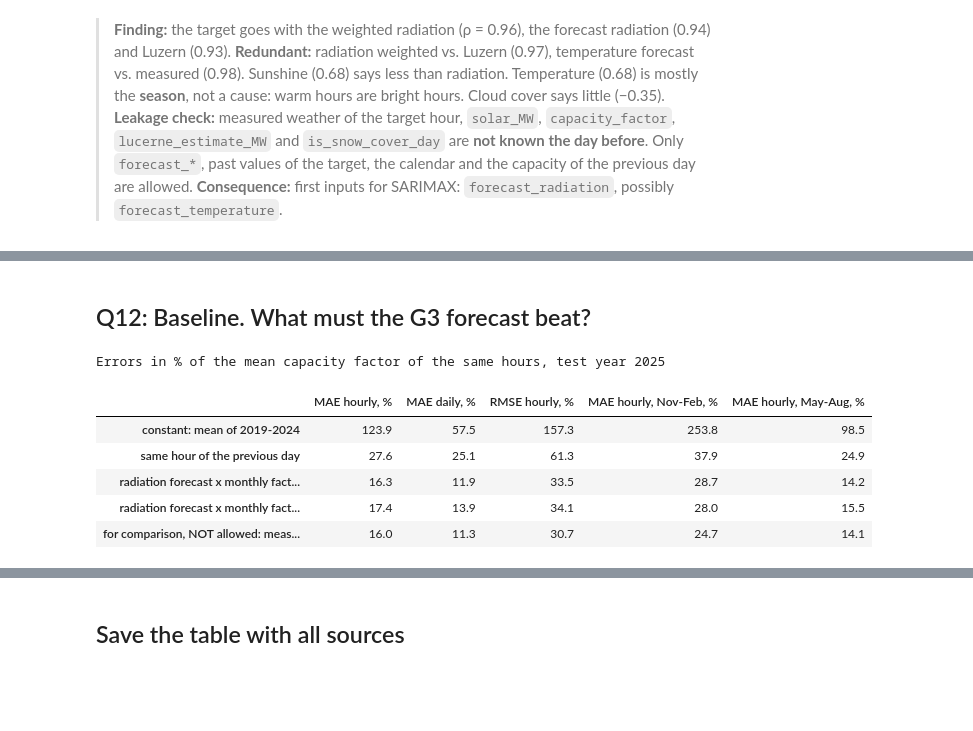
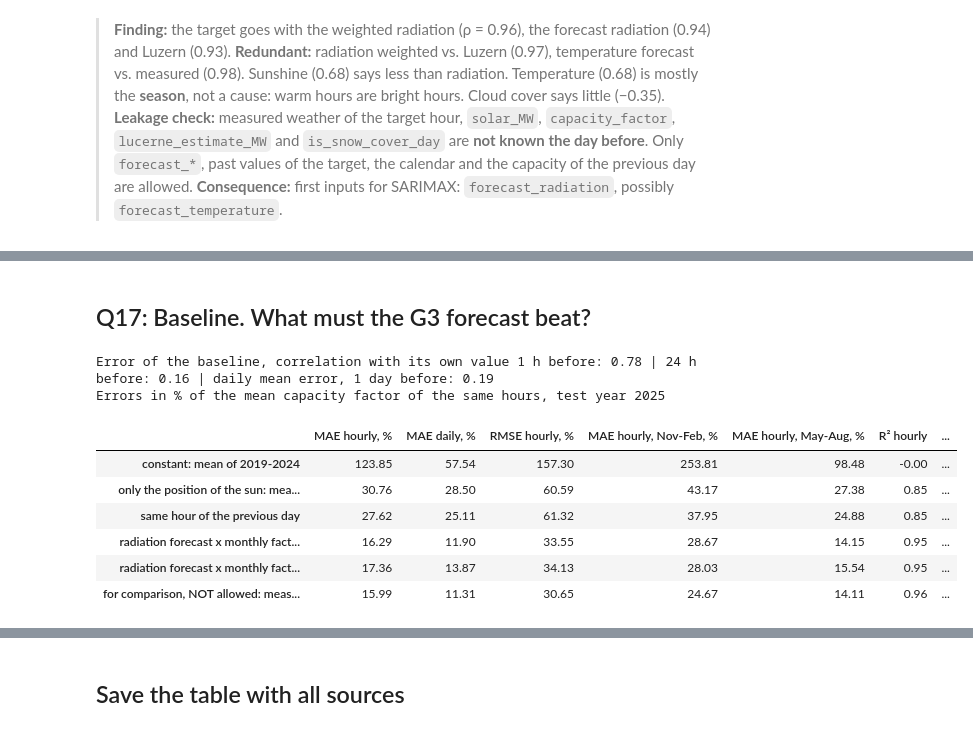
Before and after one commit to Elias-Schwegler/Flurin_Elias_hs26_project, a Jupyter notebook: notebooks/combined/combined_eda.ipynb, the cells around one changed output, grey strips where cells are left out. Cells and saved outputs as stored; diff of their text form; code cells hidden in the pictures; blank space fills up the shorter version.

```diff
--- a/notebooks/combined/combined_eda.ipynb
+++ b/notebooks/combined/combined_eda.ipynb
@@ -95,0 +504,19 @@ Hours: 61368 | days set to missing: 11 | empty solar hours: 266 | empty radiatio
+# %%
+profile = table["capacity_factor"].groupby([table.index.month.map(SEASON), table.index.hour])
+bands = pd.DataFrame({"p10": profile.quantile(0.1), "median": profile.median(), "p90": profile.quantile(0.9)})
+fig, axes = plt.subplots(1, 4, figsize=(10, 2.8), sharey=True)
+for ax, name in zip(axes, order):
+    b = bands.loc[name]
+    ax.fill_between(b.index, b["p10"], b["p90"], color=LIGHT_BLUE, alpha=0.5, linewidth=0, label="10–90 %")
+    ax.plot(b.index, b["median"], color=BLUE, label="median")
+    ax.set_title(name.capitalize())
+    ax.set_xticks([0, 6, 12, 18, 23])
+    ax.set_xlabel("hour (CET)")
+axes[0].set_ylabel("capacity factor")
+axes[0].legend(loc="upper left")
+plt.tight_layout()
+save(fig, "daily_profile_per_season")
+plt.show()
+peak = bands["median"].unstack(0)[order]
+pd.DataFrame({"highest median": peak.max(), "at hour": peak.idxmax(), "hours with median > 0.05": (peak > 0.05).sum(),
+              "10-90 % band at 12:00": (bands["p90"] - bands["p10"]).unstack(0).loc[12, order]}).T.round(3)
@@ -161,8 +622,6 @@ pd.Series(lags, name="Pearson r, hourly").rename_axis("radiation shifted by hour
 # %%
-season_of = {12: "winter", 1: "winter", 2: "winter", 3: "spring", 4: "spring", 5: "spring",
-             6: "summer", 7: "summer", 8: "summer", 9: "autumn", 10: "autumn", 11: "autumn"}
 d = daily.dropna(subset=["solar_rel", "sun", "sun_LUZ"]).copy()
-d["season"] = d.index.month.map(season_of)
+d["season"] = d.index.month.map(SEASON)
 strength = pd.DataFrame({
     "daily r, mean of 4 stations": d.groupby("season").apply(lambda t: t["solar_rel"].corr(t["sun"]), include_groups=False),
     "daily r, Luzern only": d.groupby("season").apply(lambda t: t["solar_rel"].corr(t["sun_LUZ"]), include_groups=False),
@@ -576,40 +866,58 @@ Forecast 2025: 100.0 %
 # %% [markdown]
-## Q12: Baseline. What must the G3 forecast beat?
+## Q17: Baseline. What must the G3 forecast beat?
 # %%
 test = table.loc["2025"].dropna(subset=["capacity_factor"])
 train = table.loc["2019":"2024"].dropna(subset=["capacity_factor", "radiation_weighted"])
 last_year = table.loc["2024-02":"2024"].dropna(subset=["capacity_factor", "forecast_radiation"])
 
 # monthly factor: capacity factor per unit of radiation, learned before the test year
 measured_factor = train["capacity_factor"].groupby(train.index.month).sum() / train["radiation_weighted"].groupby(train.index.month).sum()
 forecast_factor = last_year["capacity_factor"].groupby(last_year.index.month).sum() / last_year["forecast_radiation"].groupby(last_year.index.month).sum()
 
+# A prediction that knows only the position of the sun (month and hour), no weather at all
+sun_only = train["capacity_factor"].groupby([train.index.month, train.index.hour]).mean()
+month_hour = list(zip(test.index.month, test.index.hour))
+
+
+def r_squared(p, y):
+    return 1 - ((p - y) ** 2).sum() / ((y - y.mean()) ** 2).sum()
+
+
 predictions = {
     "constant: mean of 2019-2024": pd.Series(train["capacity_factor"].mean(), index=test.index),
+    "only the position of the sun: mean of the same month and hour, 2019-2024": pd.Series(sun_only.reindex(month_hour).values, index=test.index),
     "same hour of the previous day": table["capacity_factor"].shift(24).reindex(test.index),
     "radiation forecast x monthly factor (from measured 2019-2024)": test["forecast_radiation"] * test.index.month.map(measured_factor),
     "radiation forecast x monthly factor (from forecast 2024)": test["forecast_radiation"] * test.index.month.map(forecast_factor),
     "for comparison, NOT allowed: measured radiation x monthly factor": test["radiation_weighted"] * test.index.month.map(measured_factor),
 }
 truth = test["capacity_factor"]
 rows = {}
 for name, p in predictions.items():
     ok = p.notna()
     in_winter = ok & test.index.month.isin([11, 12, 1, 2])
     in_summer = ok & test.index.month.isin([5, 6, 7, 8])
+    in_light = ok & (test["radiation_weighted"] > 20)
     rows[name] = {"MAE hourly, %": (p[ok] - truth[ok]).abs().mean() / truth[ok].mean() * 100,
                   "MAE daily, %": (p.resample("D").mean() - truth.resample("D").mean()).abs().mean() / truth.resample("D").mean().mean() * 100,
                   "RMSE hourly, %": np.sqrt(((p[ok] - truth[ok]) ** 2).mean()) / truth[ok].mean() * 100,
                   "MAE hourly, Nov-Feb, %": (p[in_winter] - truth[in_winter]).abs().mean() / truth[in_winter].mean() * 100,
-                  "MAE hourly, May-Aug, %": (p[in_summer] - truth[in_summer]).abs().mean() / truth[in_summer].mean() * 100}
+                  "MAE hourly, May-Aug, %": (p[in_summer] - truth[in_summer]).abs().mean() / truth[in_summer].mean() * 100,
+                  "R² hourly": r_squared(p[ok], truth[ok]), "R² daylight": r_squared(p[in_light], truth[in_light])}
+baseline_error = predictions["radiation forecast x monthly factor (from measured 2019-2024)"] - truth
+print("Error of the baseline, correlation with its own value 1 h before:", round(baseline_error.autocorr(1), 2),
+      "| 24 h before:", round(baseline_error.autocorr(24), 2),
+      "| daily mean error, 1 day before:", round(baseline_error.resample("D").mean().autocorr(1), 2))
 print("Errors in % of the mean capacity factor of the same hours, test year 2025")
-pd.DataFrame(rows).T.round(1)
+pd.DataFrame(rows).T.round(2)
 # %% [output]
+Error of the baseline, correlation with its own value 1 h before: 0.78 | 24 h before: 0.16 | daily mean error, 1 day before: 0.19
 Errors in % of the mean capacity factor of the same hours, test year 2025
-|  | MAE hourly, % | MAE daily, % | RMSE hourly, % | MAE hourly, Nov-Feb, % | MAE hourly, May-Aug, % |
-| constant: mean of 2019-2024 | 123.9 | 57.5 | 157.3 | 253.8 | 98.5 |
-| same hour of the previous day | 27.6 | 25.1 | 61.3 | 37.9 | 24.9 |
-| radiation forecast x monthly fact... | 16.3 | 11.9 | 33.5 | 28.7 | 14.2 |
-| radiation forecast x monthly fact... | 17.4 | 13.9 | 34.1 | 28.0 | 15.5 |
-| for comparison, NOT allowed: meas... | 16.0 | 11.3 | 30.7 | 24.7 | 14.1 |
+|  | MAE hourly, % | MAE daily, % | RMSE hourly, % | MAE hourly, Nov-Feb, % | MAE hourly, May-Aug, % | R² hourly | ... |
+| constant: mean of 2019-2024 | 123.85 | 57.54 | 157.30 | 253.81 | 98.48 | -0.00 | ... |
+| only the position of the sun: mea... | 30.76 | 28.50 | 60.59 | 43.17 | 27.38 | 0.85 | ... |
+| same hour of the previous day | 27.62 | 25.11 | 61.32 | 37.95 | 24.88 | 0.85 | ... |
+| radiation forecast x monthly fact... | 16.29 | 11.90 | 33.55 | 28.67 | 14.15 | 0.95 | ... |
+| radiation forecast x monthly fact... | 17.36 | 13.87 | 34.13 | 28.03 | 15.54 | 0.95 | ... |
+| for comparison, NOT allowed: meas... | 15.99 | 11.31 | 30.65 | 24.67 | 14.11 | 0.96 | ... |
 # %% [markdown]
```
Also changed, not shown: parts of 86 cells of this notebook, 11 other files.
